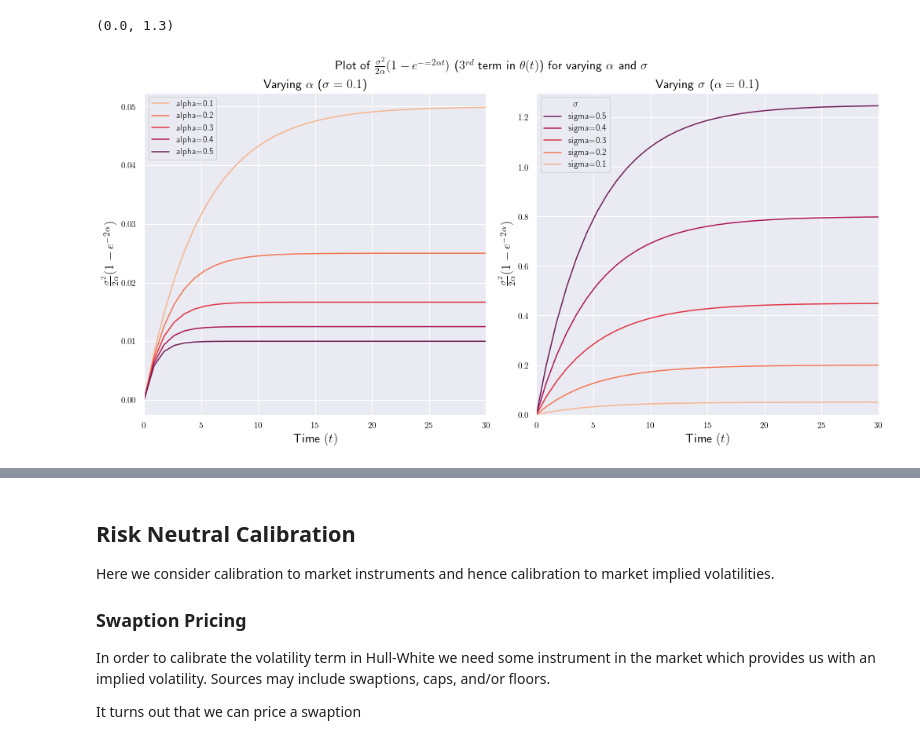
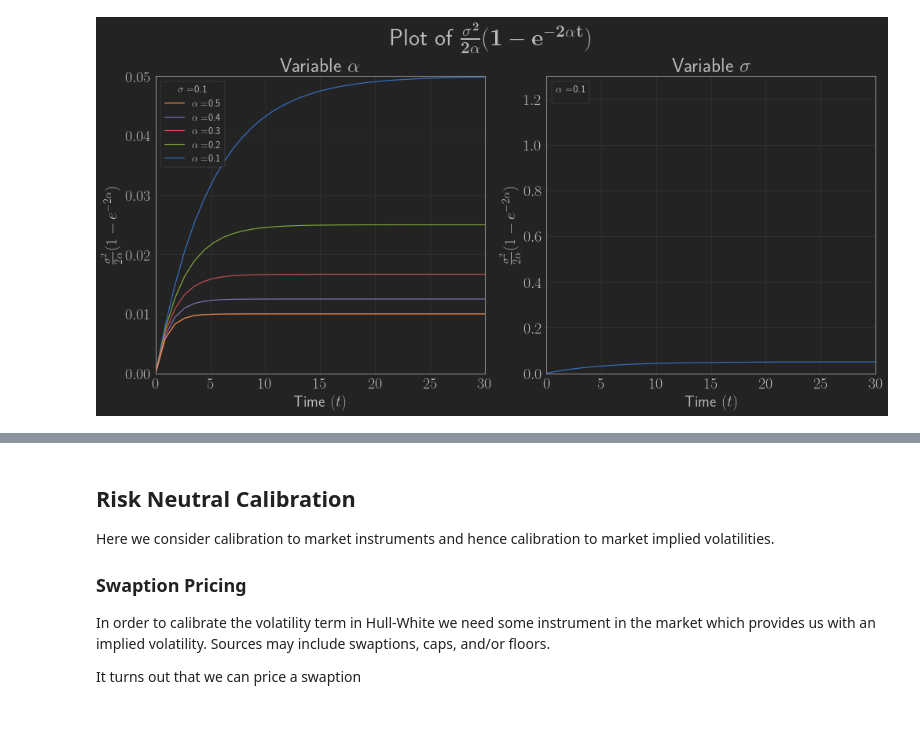
Before and after one commit to Hephaestus144/PythonFinanceLibrary, a Jupyter notebook: src/StochasticProcesses/IntroductionToHullWhite.ipynb, the cells around one changed output, grey strips where cells are left out. Drawn from its saved outputs; the diff is of its cells as text; code cells hidden in the pictures.

```diff
--- a/src/StochasticProcesses/IntroductionToHullWhite.ipynb
+++ b/src/StochasticProcesses/IntroductionToHullWhite.ipynb
@@ -46,54 +80,40 @@ Let us consider some of the consequences of this equation and focus on each of t
 First let us consider the third term, $\frac{\sigma^2}{2\alpha}$, which is independent of the forward curve $f(0,t)$.
 # %%
-import matplotlib.pyplot as plt
-import numpy as np
-import seaborn as sns
+fig, (ax1, ax2) = plt.subplots(1, 2, constrained_layout=True, figsize=(1000*px, 500*px))
 
-plt.rcParams.update({
-    "text.usetex": True,
-    "font.family": "sans-serif",
-    "font.sans-serif": ["Calibri"]})
-
-px = 1/plt.rcParams['figure.dpi']
-fig, (ax1, ax2) = plt.subplots(1, 2, constrained_layout=True, figsize=(1000*px, 500*px))
-font_size=16
-font_color='black'
-fig.suptitle(r'Plot of $\frac{\sigma^2}{2\alpha}(1 - e^{-=2\alpha t})$ ($3^{rd}$ term in $\theta(t)$) for varying $\alpha$ and $\sigma$', color=font_color, size=font_size, weight='bold')
-sns.set_palette('rocket_r')
-sns.set_style('darkgrid')
+fig.suptitle(r'Plot of $\mathbf{\frac{\sigma^2}{2\alpha}(1 - e^{-2\alpha t})}$')
+cmap = sns.color_palette('crest')
 
 t = np.linspace(0.0, 30.0, 35)
 
+sigma = 0.1
 for alpha in [0.1, 0.2, 0.3, 0.4, 0.5]:
-    sigma = 0.1
     third_term = (sigma**2)/(2*alpha)*(1 - np.exp(-2*alpha*t))
-    sns.lineplot(x=t, y=third_term, ax=ax1, label=f'{alpha=}')
+    sns.lineplot(x=t, y=third_term, ax=ax1, label=r'$\alpha=$' + str(alpha), palette=cmap)
 
-ax1.legend()
-ax1.set_title(r'Varying $\alpha$ ($\sigma=0.1$)', size=font_size, color=font_color, weight='bold')
-ax1.set_xlabel(r'Time $(t)$', size=font_size, color=font_color, weight='bold')
-ax1.set_ylabel(r'$\frac{\sigma^2}{2\alpha}(1 - e^{-2\alpha})$', size=font_size, color=font_color, weight='bold')
-ax1.tick_params(axis='x', colors=font_color)
-ax1.tick_params(axis='y', colors=font_color)
+handles, labels = ax1.get_legend_handles_labels()
+ax1.legend(handles[::-1], labels[::-1], title=r'$\sigma=$'+str(sigma), loc='upper left')
+ax1.set_title(r'Variable $\alpha$')
+ax1.set_xlabel(r'Time $(t)$')
+ax1.set_ylabel(r'$\frac{\sigma^2}{2\alpha}(1 - e^{-2\alpha})$')
 ax1.set_xlim(0, 30)
-ax2.set_ylim(0, 0.05)
+ax1.set_ylim(0, 0.05)
 
-for sigma in [0.1, 0.2, 0.3, 0.4, 0.5]:
-    alpha = 0.1
-    third_term = (sigma**2)/(2*alpha)*(1 - np.exp(-2*alpha*t))
-    sns.lineplot(x=t, y=third_term, ax=ax2, label=f"{sigma=}")
+alpha = 0.1
+sigmas = [0.1, 0.2, 0.3, 0.4, 0.5]
+third_term_2 = np.zeros([len(sigmas), len(t)])
+for i in range(0, 5):
+    third_term_2[i, :] = (sigma**2)/(2*alpha)*(1 - np.exp(-2*alpha*t))
+
+sns.lineplot(x=t, y=third_term_2[0, :], ax=ax2)
 
 handles, labels = ax2.get_legend_handles_labels()
-
-ax2.legend(handles[::-1], labels[::-1], title='$\sigma$', loc='upper left')
-ax2.set_title(r'Varying $\sigma$ ($\alpha=0.1$)', size=font_size, color=font_color, weight='bold')
-ax2.set_xlabel(r'Time $(t)$', size=font_size, color=font_color, weight='bold')
-ax2.set_ylabel(r'$\frac{\sigma^2}{2\alpha}(1 - e^{-2\alpha})$', size=font_size, color=font_color, weight='bold')
-ax2.tick_params(axis='x', colors=font_color)
-ax2.tick_params(axis='y', colors=font_color)
+ax2.legend(handles[::-1], labels[::-1], title=r'$\alpha=$'+str(alpha), loc='upper left')
+ax2.set_title(r'Variable $\sigma$')
+ax2.set_xlabel(r'Time $(t)$')
+ax2.set_ylabel(r'$\frac{\sigma^2}{2\alpha}(1 - e^{-2\alpha})$')
 ax2.set_xlim(0, 30)
-ax2.set_ylim(0, 1.3)
+_ = ax2.set_ylim(0, 1.3)
 # %% [output]
-(0.0, 1.3)
-[figure, old version]
+[figure, new version]
 # %% [markdown]
```
Also changed, not shown: parts of 13 cells of this notebook, 2 other files.
